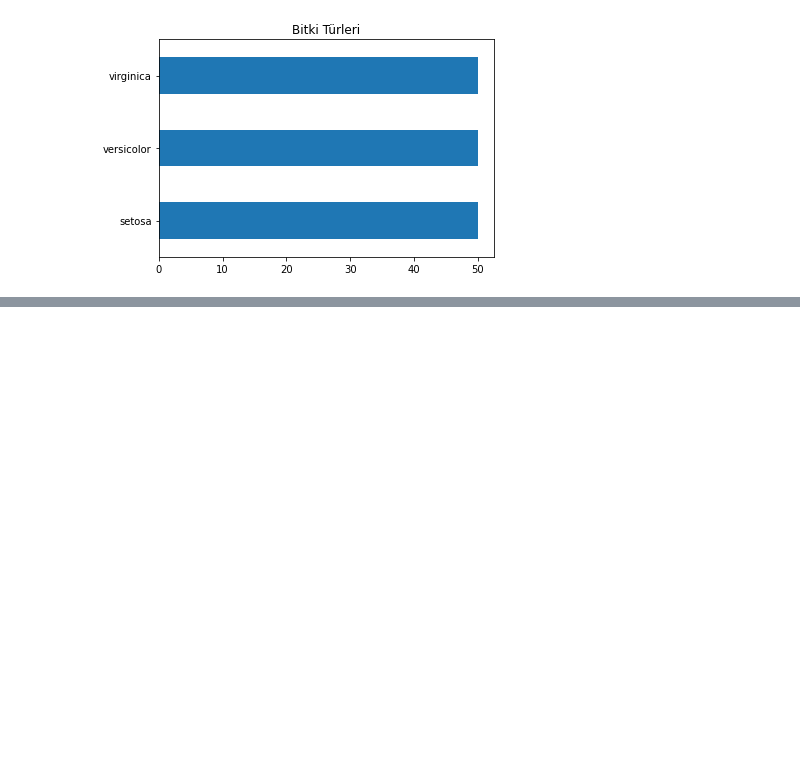
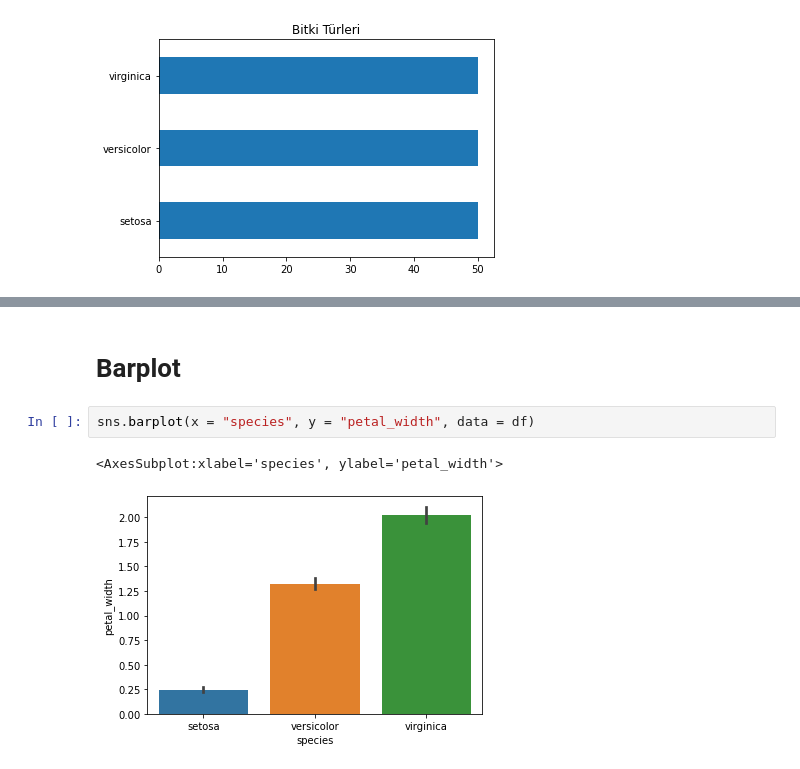
Before and after one commit to osmanpampal28/seaborn_library, a Jupyter notebook: iris.ipynb, the cells around one changed output, grey strips where cells are left out. Cells and saved outputs as stored; diff of their text form; blank space fills up the shorter version.

```diff
--- a/iris.ipynb
+++ b/iris.ipynb
@@ -132,0 +138,7 @@ Text(0.5, 1.0, 'Bitki Türleri')
+# %% [markdown]
+# Barplot
+# %%
+sns.barplot(x = "species", y = "petal_width", data = df)
+# %% [output]
+<AxesSubplot:xlabel='species', ylabel='petal_width'>
+[figure, added]
```
Also changed, not shown: parts of 4 cells of this notebook.
